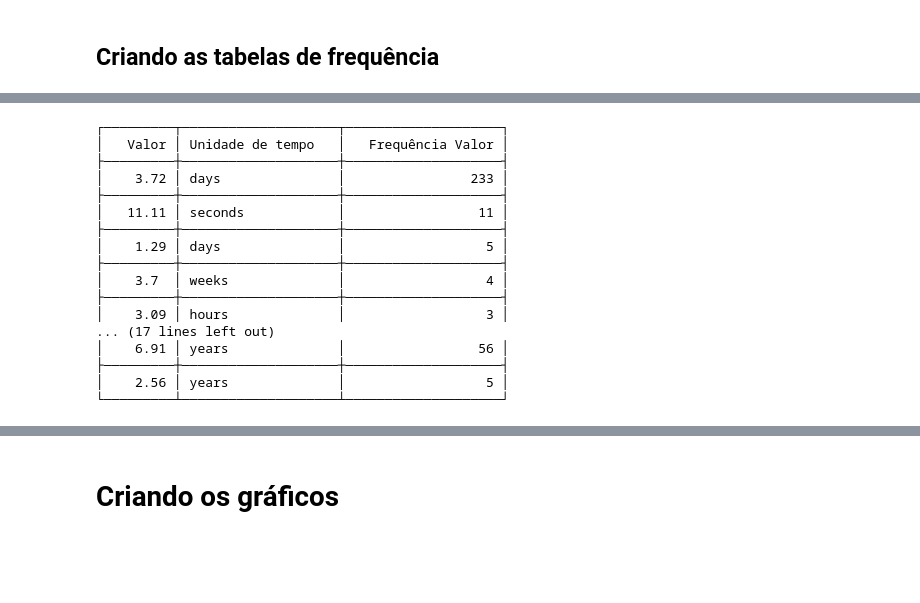
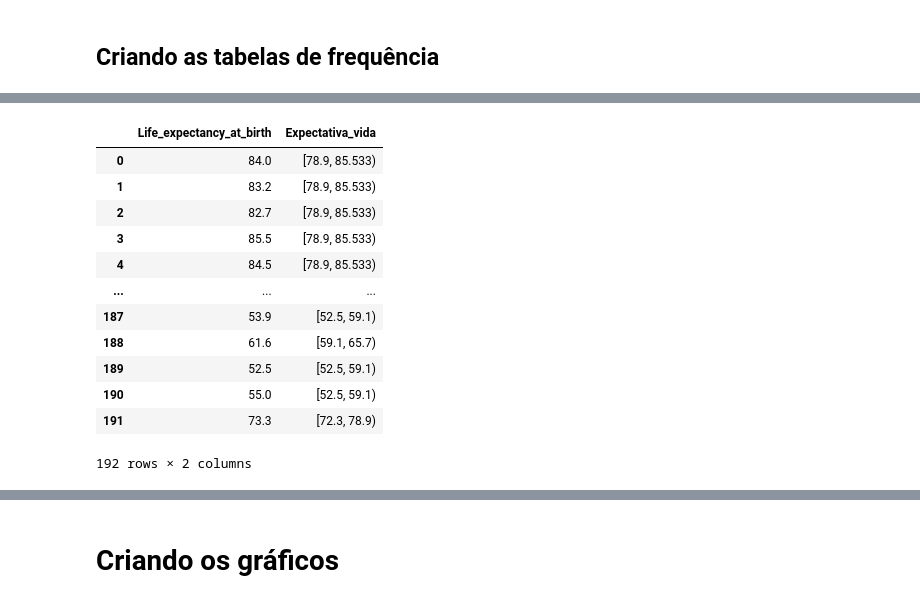
Before and after one commit to GustavoPMarcena/AnaliseIDHMundial_Probabilidade, a Jupyter notebook: main.ipynb, the cells around one changed output, grey strips where cells are left out. Saved outputs shown, nothing was run; the diff lists cells and outputs as text; code cells hidden in the pictures; blank space fills up the shorter version.

```diff
--- a/main.ipynb
+++ b/main.ipynb
@@ -207,40 +255,17 @@ Tabela de frequencia das categorias
 # %%
-df.value
-
-frequencia = {}
-for k in df['value'].tolist():
-    if k in frequencia:
-        frequencia[k] += 1
-    else:
-        frequencia[k] = 1
-
-value_time_pairs = list(zip(df['value'].tolist(), df['time_unit'].tolist()))
-freq = {}
-for value_time in value_time_pairs:
-    if value_time in freq:
-        freq[value_time] += 1
-    else:
-        freq[value_time] = 1
-
-
-freq_list = [(value, time_unit, frequencia[value]) for value, time_unit in set(value_time_pairs)]
-
-print(tabulate(freq_list, headers=["Valor", "Unidade de tempo", "Frequência Valor"], tablefmt="simple_grid"))
+df["Expectativa_vida"] = pd.cut(df["Life_expectancy_at_birth"], bins = 5, right = False)
+df[["Life_expectancy_at_birth","Expectativa_vida"]]
 # %% [output]
+|  | Life_expectancy_at_birth | Expectativa_vida |
+| 0 | 84.0 | [78.9, 85.533) |
+| 1 | 83.2 | [78.9, 85.533) |
+| 2 | 82.7 | [78.9, 85.533) |
+| 3 | 85.5 | [78.9, 85.533) |
+| 4 | 84.5 | [78.9, 85.533) |
+| ... | ... | ... |
+| 187 | 53.9 | [52.5, 59.1) |
+| 188 | 61.6 | [59.1, 65.7) |
+| 189 | 52.5 | [52.5, 59.1) |
+| 190 | 55.0 | [52.5, 59.1) |
+| 191 | 73.3 | [72.3, 78.9) |
-┌─────────┬────────────────────┬────────────────────┐
-│   Valor │ Unidade de tempo   │   Frequência Valor │
-├─────────┼────────────────────┼────────────────────┤
-│    3.72 │ days               │                233 │
-├─────────┼────────────────────┼────────────────────┤
-│   11.11 │ seconds            │                 11 │
-├─────────┼────────────────────┼────────────────────┤
-│    1.29 │ days               │                  5 │
-├─────────┼────────────────────┼────────────────────┤
-│    3.7  │ weeks              │                  4 │
-├─────────┼────────────────────┼────────────────────┤
-│    3.09 │ hours              │                  3 │
-... (17 lines left out)
-│    6.91 │ years              │                 56 │
-├─────────┼────────────────────┼────────────────────┤
-│    2.56 │ years              │                  5 │
-└─────────┴────────────────────┴────────────────────┘
+192 rows × 2 columns
```
Also changed, not shown: parts of 10 cells of this notebook, 3 other files.
